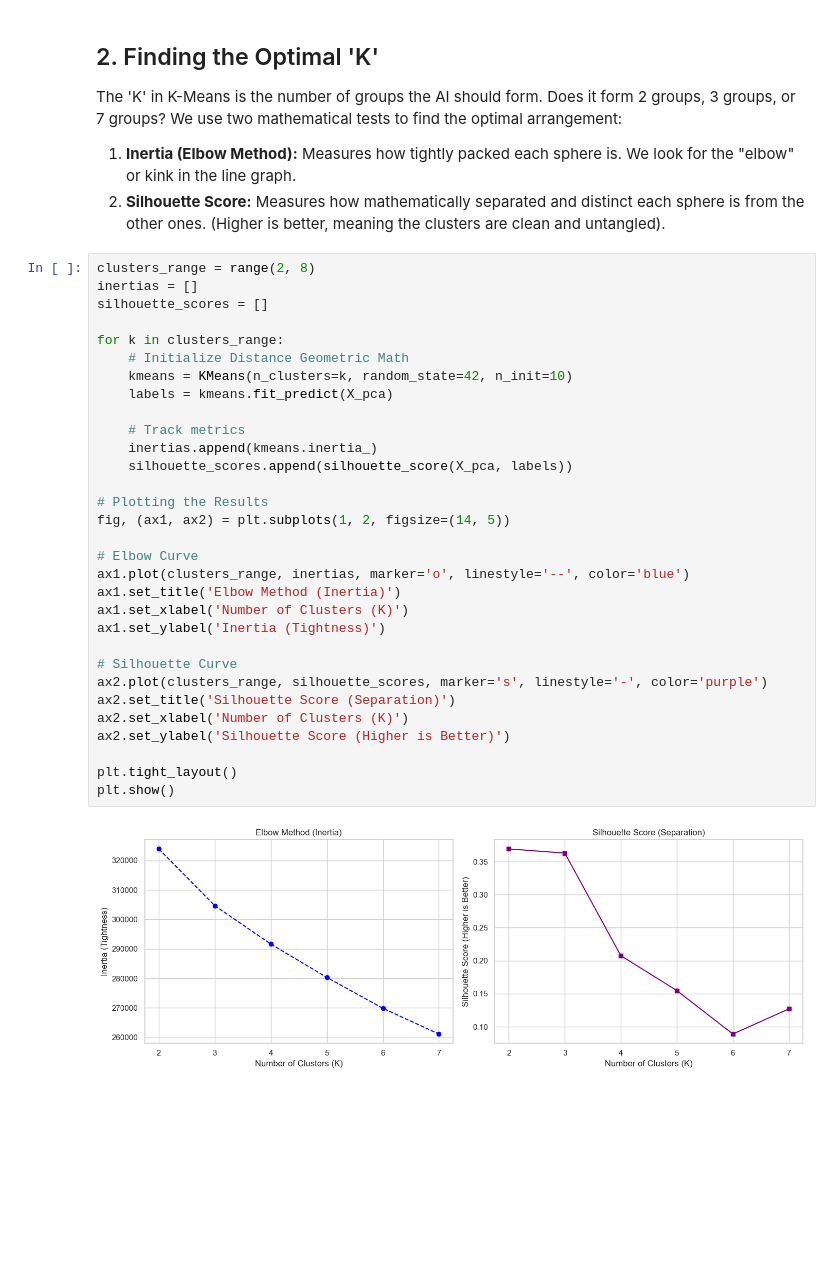
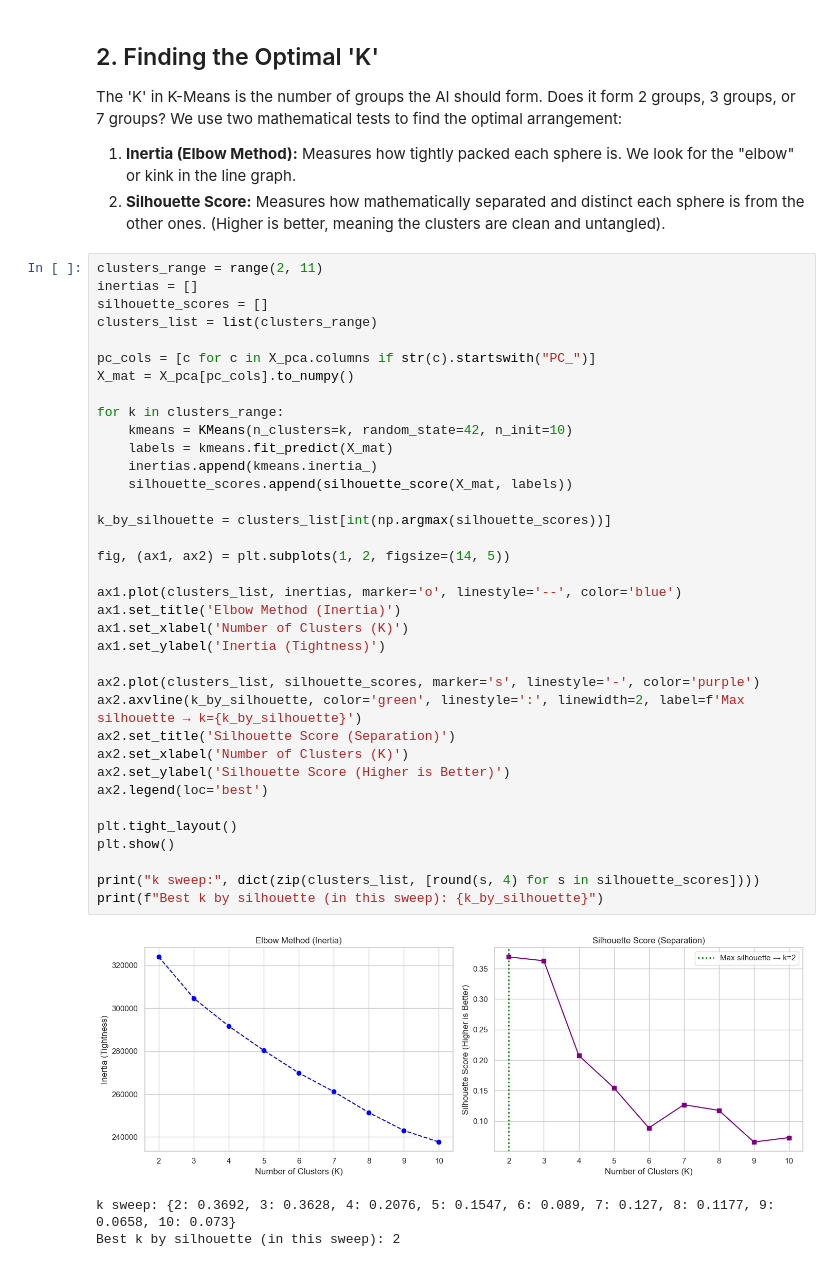
Before and after one commit to Kacem-Trabelsi/machine_learning, a Jupyter notebook: clustering_sirio_covid_data_set/03c_Modeling_Sirio.ipynb, the cells around one changed output. Saved outputs shown, nothing was run; the diff lists cells and outputs as text; blank space fills up the shorter version.

```diff
--- a/clustering_sirio_covid_data_set/03c_Modeling_Sirio.ipynb
+++ b/clustering_sirio_covid_data_set/03c_Modeling_Sirio.ipynb
@@ -34,36 +63,43 @@ The 'K' in K-Means is the number of groups the AI should form. Does it form 2 gr
 1. **Inertia (Elbow Method):** Measures how tightly packed each sphere is. We look for the "elbow" or kink in the line graph.
 2. **Silhouette Score:** Measures how mathematically separated and distinct each sphere is from the other ones. (Higher is better, meaning the clusters are clean and untangled).
 # %%
-clusters_range = range(2, 8)
+clusters_range = range(2, 11)
 inertias = []
 silhouette_scores = []
+clusters_list = list(clusters_range)
+
+pc_cols = [c for c in X_pca.columns if str(c).startswith("PC_")]
+X_mat = X_pca[pc_cols].to_numpy()
 
 for k in clusters_range:
-    # Initialize Distance Geometric Math
     kmeans = KMeans(n_clusters=k, random_state=42, n_init=10)
-    labels = kmeans.fit_predict(X_pca)
+    labels = kmeans.fit_predict(X_mat)
+    inertias.append(kmeans.inertia_)
+    silhouette_scores.append(silhouette_score(X_mat, labels))
 
-    # Track metrics
-    inertias.append(kmeans.inertia_)
-    silhouette_scores.append(silhouette_score(X_pca, labels))
+k_by_silhouette = clusters_list[int(np.argmax(silhouette_scores))]
 
-# Plotting the Results
 fig, (ax1, ax2) = plt.subplots(1, 2, figsize=(14, 5))
 
-# Elbow Curve
-ax1.plot(clusters_range, inertias, marker='o', linestyle='--', color='blue')
+ax1.plot(clusters_list, inertias, marker='o', linestyle='--', color='blue')
 ax1.set_title('Elbow Method (Inertia)')
 ax1.set_xlabel('Number of Clusters (K)')
 ax1.set_ylabel('Inertia (Tightness)')
 
-# Silhouette Curve
-ax2.plot(clusters_range, silhouette_scores, marker='s', linestyle='-', color='purple')
+ax2.plot(clusters_list, silhouette_scores, marker='s', linestyle='-', color='purple')
+ax2.axvline(k_by_silhouette, color='green', linestyle=':', linewidth=2, label=f'Max silhouette → k={k_by_silhouette}')
 ax2.set_title('Silhouette Score (Separation)')
 ax2.set_xlabel('Number of Clusters (K)')
 ax2.set_ylabel('Silhouette Score (Higher is Better)')
+ax2.legend(loc='best')
 
 plt.tight_layout()
 plt.show()
+
+print("k sweep:", dict(zip(clusters_list, [round(s, 4) for s in silhouette_scores])))
+print(f"Best k by silhouette (in this sweep): {k_by_silhouette}")
 # %% [output]
-[figure, old version]
+[figure, new version]
+k sweep: {2: 0.3692, 3: 0.3628, 4: 0.2076, 5: 0.1547, 6: 0.089, 7: 0.127, 8: 0.1177, 9: 0.0658, 10: 0.073}
+Best k by silhouette (in this sweep): 2
 # %% [markdown]
```
Also changed, not shown: parts of 9 cells of this notebook, 5 other files.
